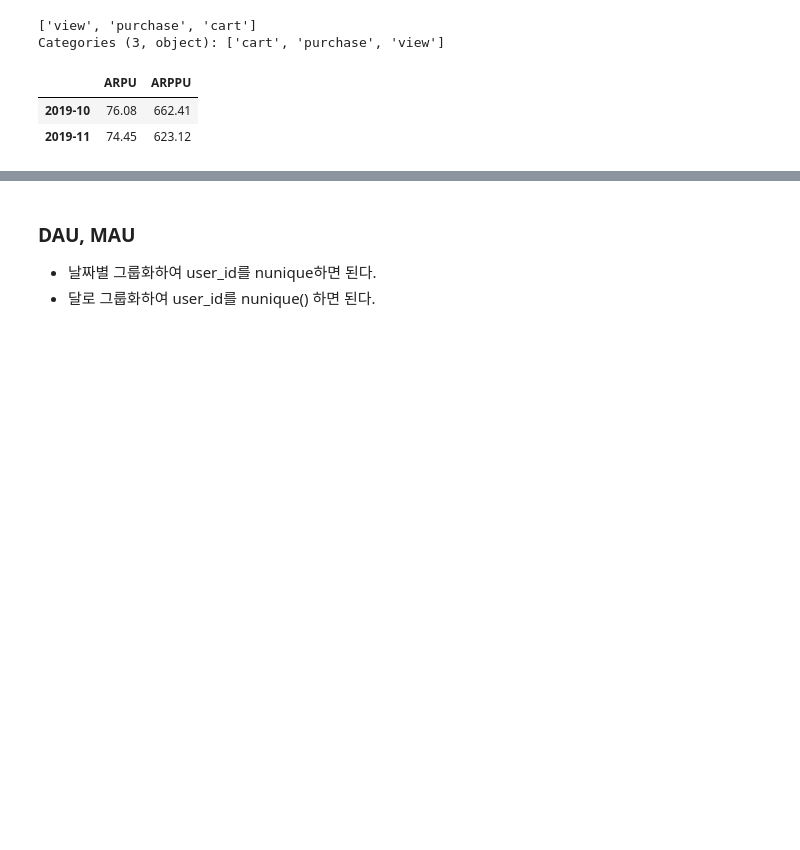
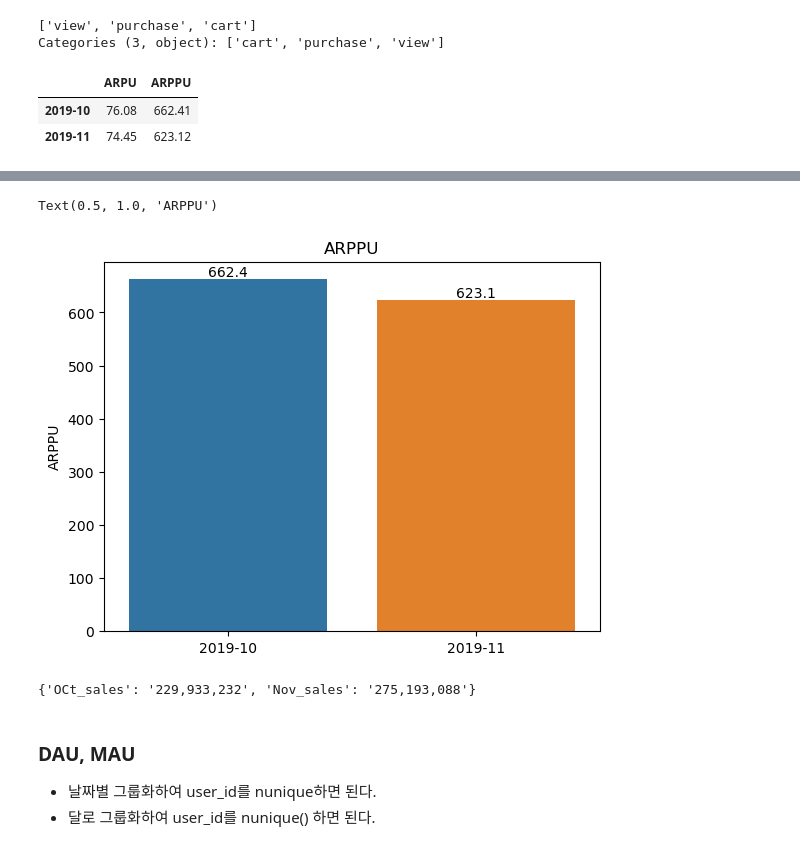
Before and after one commit to stonesteel0606/eCommerce_behavior_data_analysis, a Jupyter notebook: DAU_MAU_ARPU_ARPPU.ipynb, the cells around one changed output, grey strips where cells are left out. Saved outputs shown, nothing was run; the diff lists cells and outputs as text; code cells hidden in the pictures; blank space fills up the shorter version.

```diff
--- a/DAU_MAU_ARPU_ARPPU.ipynb
+++ b/DAU_MAU_ARPU_ARPPU.ipynb
@@ -120,3 +128,16 @@ df_arpu_arppu.round(2)
+# %%
+plt.figure()
+ax = sns.barplot(data=df_arpu_arppu, x=df_arpu_arppu.index, y=df_arpu_arppu['ARPPU'])
+ax.bar_label(ax.containers[0], fmt='%.1f')
+plt.title('ARPPU')
+# %% [output]
+Text(0.5, 1.0, 'ARPPU')
+[figure, added]
+# %%
+{'OCt_sales' : format(df_oct.loc[df_oct['event_type'] == 'purchase', 'price'].sum(), ',.0f'),
+'Nov_sales' : format(df_nov.loc[df_nov['event_type'] == 'purchase', 'price'].sum(), ',.0f')}
+# %% [output]
+{'OCt_sales': '229,933,232', 'Nov_sales': '275,193,088'}
 # %% [markdown]
 ### DAU, MAU
 - 날짜별 그룹화하여 user_id를 nunique하면 된다.
```
Also changed, not shown: parts of 4 cells of this notebook.
